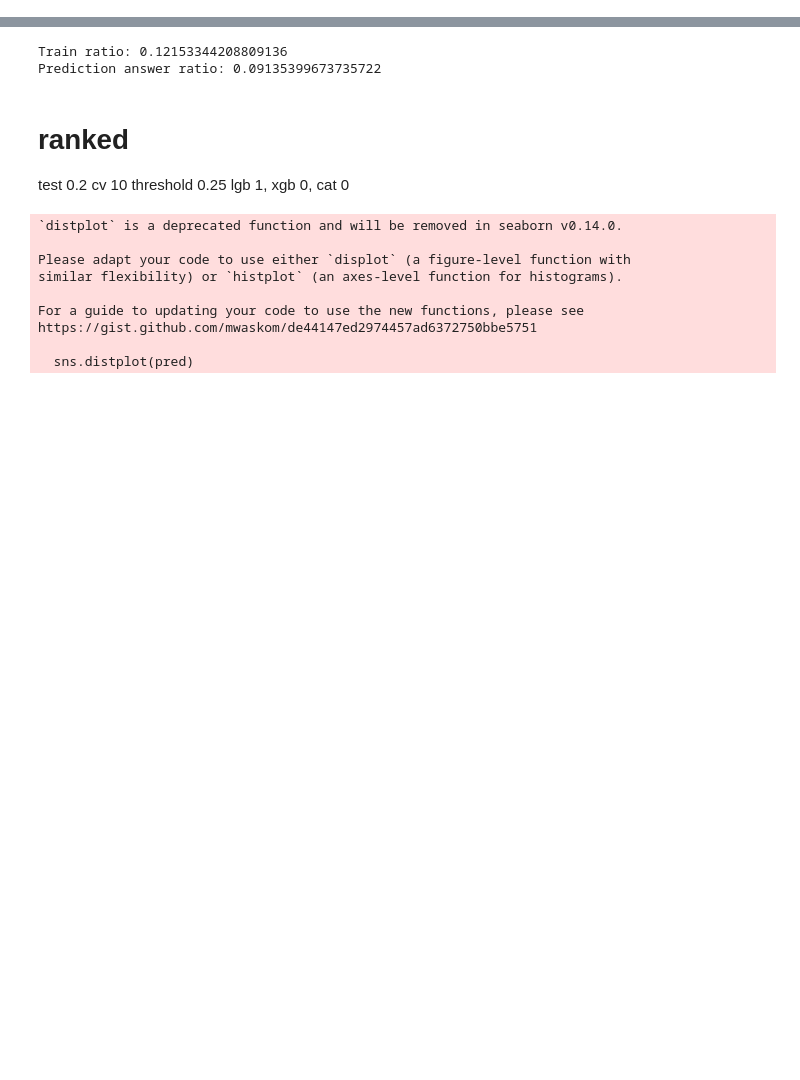
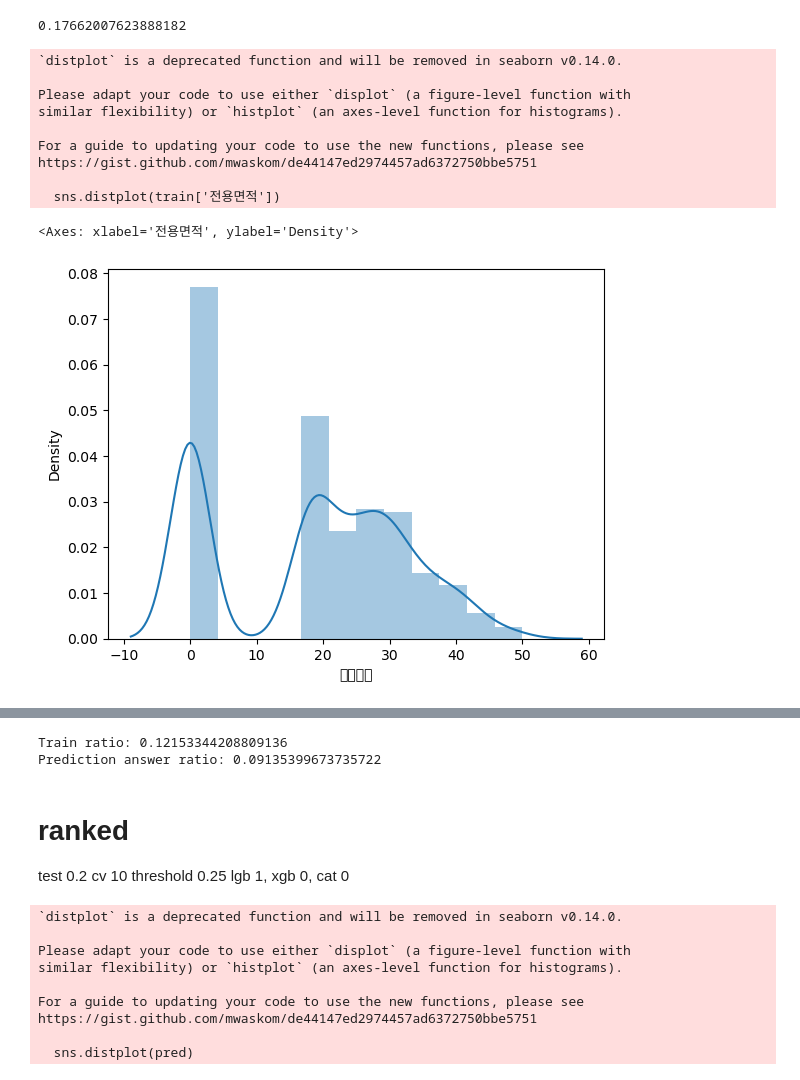
Before and after one commit to jjh0987/MyProject, a Jupyter notebook: pythonProject/dacon/open (6)/Untitled.ipynb, the cells around one changed output, grey strips where cells are left out. Cells and saved outputs as stored; diff of their text form; code cells hidden in the pictures; blank space fills up the shorter version.

```diff
--- a/pythonProject/dacon/open (6)/Untitled.ipynb
+++ b/pythonProject/dacon/open (6)/Untitled.ipynb
@@ -47,12 +34,17 @@ def basic_data_processing():
 #     test['day'] = pd.to_datetime(test['게재일']).dt.day
     train = train.drop(['ID','게재일'],axis=1)
     test = test.drop(['ID','게재일'],axis=1)
-#     train['전용면적'] = train['전용면적'].fillna(0).apply(lambda x: 0 if x == 0 else 1)
-#     test['전용면적'] = test['전용면적'].fillna(0).apply(lambda x: 0 if x == 0 else 1)
-    train = train.fillna(0)
-    test = test.fillna(0)
+    train['총층'] = train['총층'].fillna(1)
+    test['총층'] = test['총층'].fillna(1)
+    train['전용면적'] = train['전용면적'].fillna(train['전용면적'].mean())
+    test['전용면적'] = train['전용면적'].fillna(train['전용면적'].mean())
 
-    str_cols = ['매물확인방식','방향','주차가능여부','중개사무소','제공플랫폼','전용면적']
+    str_cols = ['총주차대수','해당층','욕실수']
+    for col in str_cols:
+        train[col] = train[col].fillna(0)
+        test[col] = test[col].fillna(0)
+
+    str_cols = ['중개사무소','제공플랫폼','매물확인방식','방향','주차가능여부']
     for col in str_cols:
         encoder = category_encoders.TargetEncoder(cols=[col],smoothing=2,min_samples_leaf=5)
         train[col] = encoder.fit(train[col],train['허위매물여부'])
@@ -60,6 +52,12 @@ def basic_data_processing():
         test[col] = encoder.transform(test[col])
 
         encoder = OneHotEncoder(sparse_output=False)
-
-
+#     str_cols = ['매물확인방식','방향','주차가능여부']
+#     for col in str_cols:
+#         encoder = OneHotEncoder(sparse_output=False)
+#         encoded = encoder.fit(train[[col]])
+#         train = pd.concat([train,pd.DataFrame(encoder.transform(train[[col]]),columns=encoder.get_feature_names_out())],axis=1)
+#         test = pd.concat([test,pd.DataFrame(encoder.transform(test[[col]]),columns=encoder.get_feature_names_out())],axis=1)
+#         train = train.drop(col,axis=1)
+#         test = test.drop(col,axis=1)
     return train, test
@@ -97,0 +85,18 @@ Reshape your data either using array.reshape(-1, 1) if your data has a single fe
+# %%
+sum(train[train['전용면적'] == 0]['허위매물여부'])/len(train[train['전용면적'] == 0])
+# %% [output]
+0.17662007623888182
+# %%
+sns.distplot(train['전용면적'])
+# %% [output]
+`distplot` is a deprecated function and will be removed in seaborn v0.14.0.
+
+Please adapt your code to use either `displot` (a figure-level function with
+similar flexibility) or `histplot` (an axes-level function for histograms).
+
+For a guide to updating your code to use the new functions, please see
+https://gist.github.com/mwaskom/de44147ed2974457ad6372750bbe5751
+
+  sns.distplot(train['전용면적'])
+<Axes: xlabel='전용면적', ylabel='Density'>
+[figure, added]
```
Also changed, not shown: parts of 9 cells of this notebook, 5 other files.
